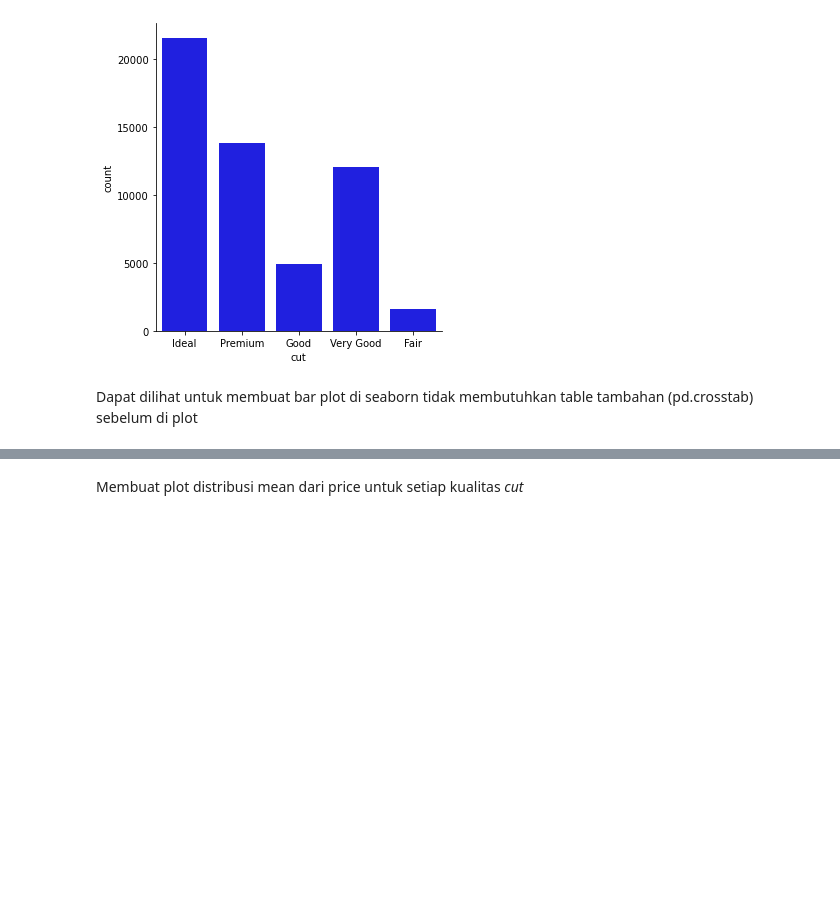
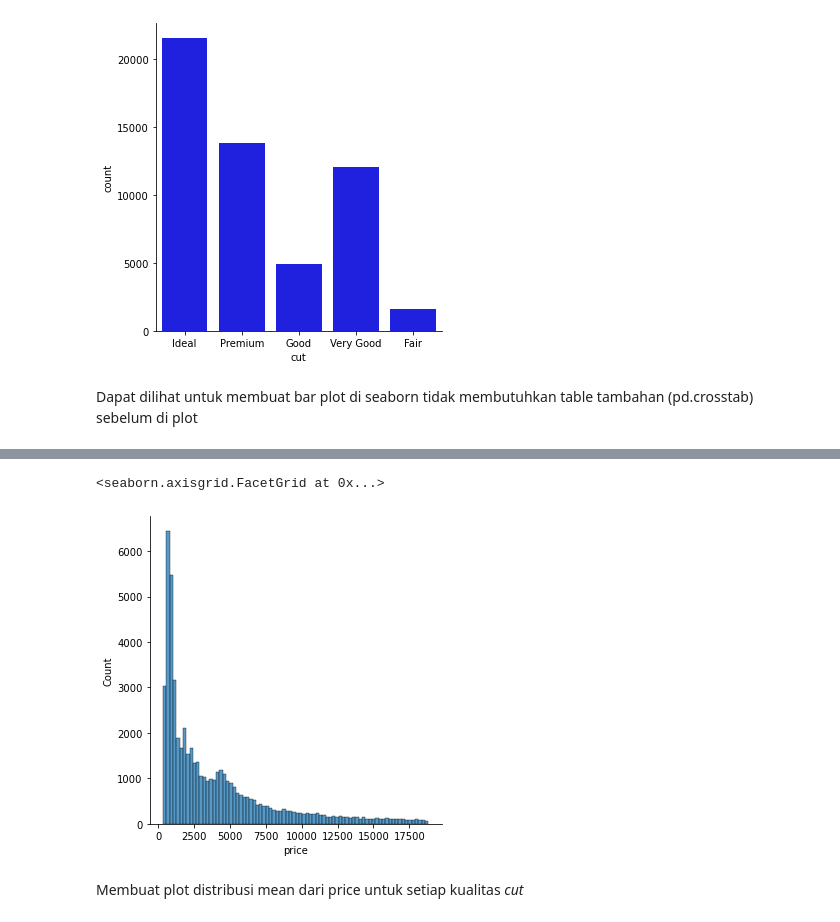
Before and after one commit to rifqoi/Courses, a Jupyter notebook: Interactive Data Viz Book/Chapter 01/02-viz-with-plt-sns.ipynb, the cells around one changed output, grey strips where cells are left out. Cells and saved outputs as stored; diff of their text form; code cells hidden in the pictures; blank space fills up the shorter version.

```diff
--- a/Interactive Data Viz Book/Chapter 01/02-viz-with-plt-sns.ipynb
+++ b/Interactive Data Viz Book/Chapter 01/02-viz-with-plt-sns.ipynb
@@ -190,3 +205,8 @@ Name: price, dtype: float64
+# %%
+sns.displot(diamonds_df.price, kde=False)
+# %% [output]
+<seaborn.axisgrid.FacetGrid at 0x...>
+[figure, added]
 # %% [markdown]
 Membuat plot distribusi mean dari price untuk setiap kualitas *cut*
 # %%
```
Also changed, not shown: parts of 10 cells of this notebook, 10 other files.
